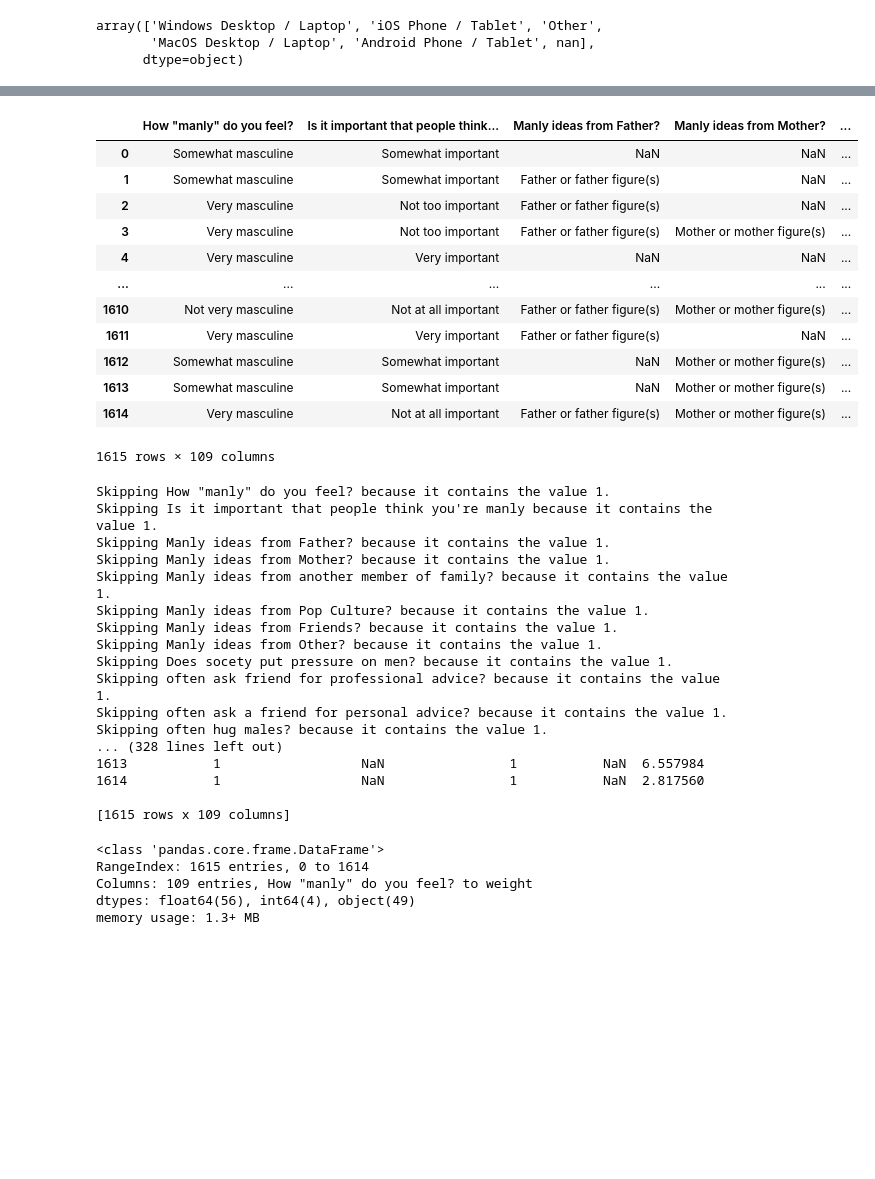
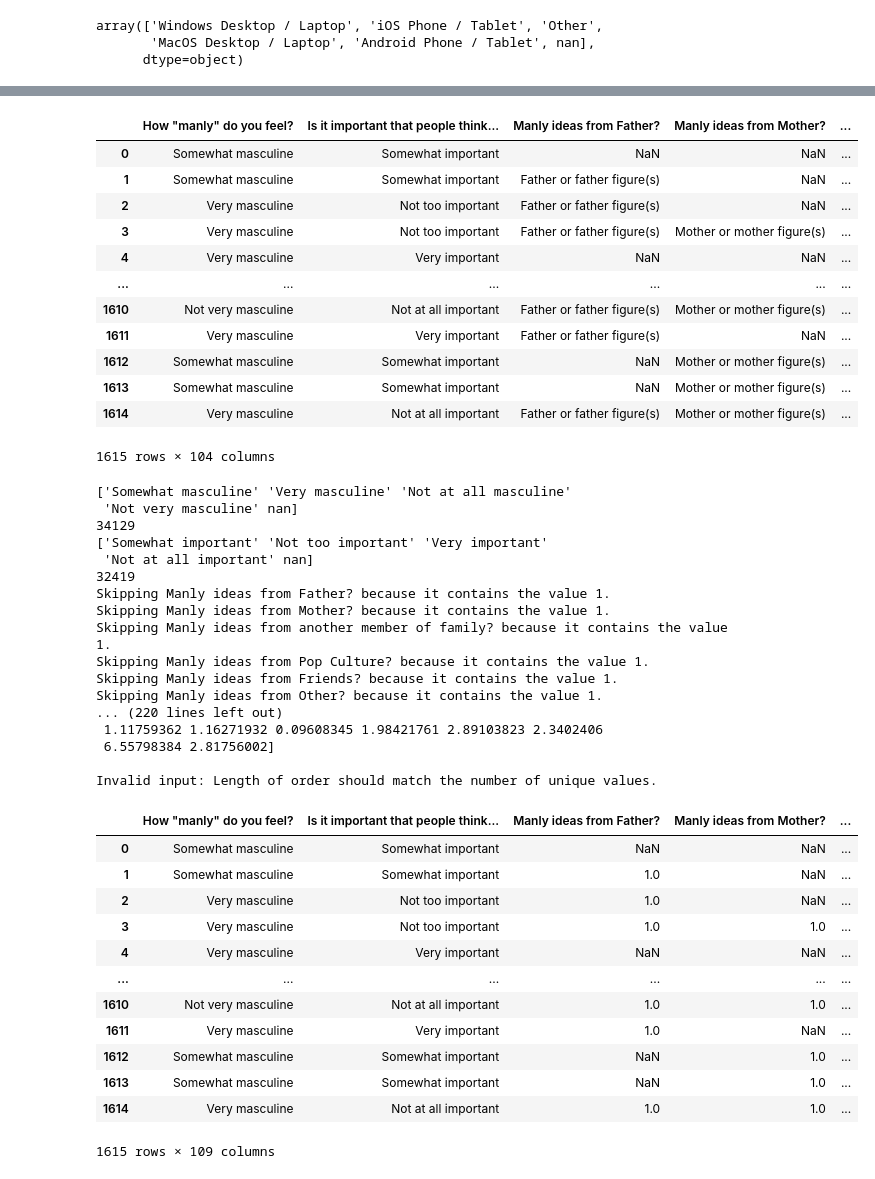
Before and after one commit to fraserrbarclay/Python-Data-Practicals, a Jupyter notebook: project/masculinity.ipynb, the cells around one changed output, grey strips where cells are left out. Cells and saved outputs as stored; diff of their text form; code cells hidden in the pictures; blank space fills up the shorter version.

```diff
--- a/project/masculinity.ipynb
+++ b/project/masculinity.ipynb
@@ -257,2 +222,2 @@ split_column(df,'sex pref 2', 'sexpref')
 # %%
-split_column(df,'race','race')
+df = split_column(df,'race','race')
@@ -273,2 +224,2 @@ split_column(df,'race','race')
 # %%
-split_column(df,'education2','ed')
+df = split_column(df,'education2','ed')
@@ -289,2 +226,2 @@ split_column(df,'education2','ed')
 # %%
-split_column(df,'age','age')
+df = split_column(df,'age','age')
@@ -305,2 +228,2 @@ split_column(df,'age','age')
 # %%
-df.drop(columns=['no children','sex pref','region', 'education level','race2','race3','device','education3','kids'], inplace=True)
+df = df.drop(columns=['no children','sex pref','region', 'education level','race2','race3','device','education3','kids'])
@@ -332,6 +245,6 @@ remove_missing(df)
 # %%
 def normalise_yn(df) :
-  for i in range (0 , len(df.columns)):
+  for i in range (len(df.columns)):
     df.loc[df.iloc[:, i] == 'Yes', df.columns[i]] = 1
     df.loc[df.iloc[:, i] == 'No', df.columns[i]] = 0
     df.loc[df.iloc[:, i] == 'Often', df.columns[i]] = 4
@@ -354,7 +267,7 @@ normalise_yn(df)
 | 1612 | Somewhat masculine | Somewhat important | NaN | Mother or mother figure(s) | ... |
 | 1613 | Somewhat masculine | Somewhat important | NaN | Mother or mother figure(s) | ... |
 | 1614 | Very masculine | Not at all important | Father or father figure(s) | Mother or mother figure(s) | ... |
-1615 rows × 109 columns
+1615 rows × 104 columns
 # %%
 def normalize_columns(df):
     for i in range(len(df.columns)):
@@ -381,33 +294,40 @@ def normalize_columns(df):
     return df
 
 df = normalize_columns(df)
-print(df)
 # %% [output]
-Skipping How "manly" do you feel? because it contains the value 1.
-Skipping Is it important that people think you're manly because it contains the value 1.
+['Somewhat masculine' 'Very masculine' 'Not at all masculine'
+ 'Not very masculine' nan]
+34129
+['Somewhat important' 'Not too important' 'Very important'
+ 'Not at all important' nan]
+32419
 Skipping Manly ideas from Father? because it contains the value 1.
 Skipping Manly ideas from Mother? because it contains the value 1.
 Skipping Manly ideas from another member of family? because it contains the value 1.
 Skipping Manly ideas from Pop Culture? because it contains the value 1.
 Skipping Manly ideas from Friends? because it contains the value 1.
 Skipping Manly ideas from Other? because it contains the value 1.
-Skipping Does socety put pressure on men? because it contains the value 1.
-Skipping often ask friend for professional advice? because it contains the value 1.
-Skipping often ask a friend for personal advice? because it contains the value 1.
-Skipping often hug males? because it contains the value 1.
-... (328 lines left out)
-1613           1                  NaN                1           NaN  6.557984
-1614           1                  NaN                1           NaN  2.817560
+... (220 lines left out)
+ 1.11759362 1.16271932 0.09608345 1.98421761 2.89103823 2.3402406
+ 6.55798384 2.81756002]
 
-[1615 rows x 109 columns]
+Invalid input: Length of order should match the number of unique values.
 # %%
-df.info()
+df
 # %% [output]
+|  | How "manly" do you feel? | Is it important that people think... | Manly ideas from Father? | Manly ideas from Mother? | ... |
+| 0 | Somewhat masculine | Somewhat important | NaN | NaN | ... |
+| 1 | Somewhat masculine | Somewhat important | 1.0 | NaN | ... |
+| 2 | Very masculine | Not too important | 1.0 | NaN | ... |
+| 3 | Very masculine | Not too important | 1.0 | 1.0 | ... |
+| 4 | Very masculine | Very important | NaN | NaN | ... |
+| ... | ... | ... | ... | ... | ... |
+| 1610 | Not very masculine | Not at all important | 1.0 | 1.0 | ... |
+| 1611 | Very masculine | Very important | 1.0 | NaN | ... |
+| 1612 | Somewhat masculine | Somewhat important | NaN | 1.0 | ... |
+| 1613 | Somewhat masculine | Somewhat important | NaN | 1.0 | ... |
+| 1614 | Very masculine | Not at all important | 1.0 | 1.0 | ... |
-<class 'pandas.core.frame.DataFrame'>
-RangeIndex: 1615 entries, 0 to 1614
-Columns: 109 entries, How "manly" do you feel? to weight
-dtypes: float64(56), int64(4), object(49)
-memory usage: 1.3+ MB
+1615 rows × 109 columns
 # %%
 print(df.iloc[:,85:120].info())
 # %% [output]
```
Also changed, not shown: parts of 14 cells of this notebook.
